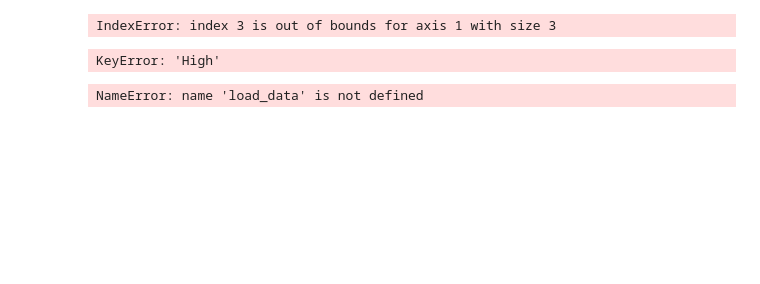
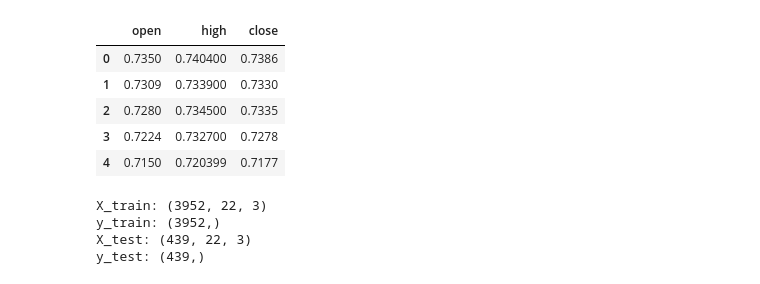
Before and after one commit to hb2kang-zz/Stock_LSTM, a Jupyter notebook: StockPredictor.ipynb, the cells around one changed output. Cells and saved outputs as stored; diff of their text form; code cells hidden in the pictures; blank space fills up the shorter version.

```diff
--- a/StockPredictor.ipynb
+++ b/StockPredictor.ipynb
@@ -86,20 +103,17 @@ print(df)
-# %%
-#Feature Selection
-
-data = process(df)
-
-print(df)
-# %% [output]
-IndexError: index 3 is out of bounds for axis 1 with size 3
-# %%
-#Feauture Scaling
-
-df['High'] = df['High'] / 100
-df['Open'] = df['Open'] / 100
-df['Close'] = df['Close'] / 100
-df.head(5)
-# %% [output]
-KeyError: 'High'
+# %%
+#Feauture Scaling
+
+data['high'] = data['high'] / 100
+data['open'] = data['open'] / 100
+data['close'] = data['close'] / 100
+data.head(5)
+# %% [output]
+|  | open | high | close |
+| 0 | 0.7350 | 0.740400 | 0.7386 |
+| 1 | 0.7309 | 0.733900 | 0.7330 |
+| 2 | 0.7280 | 0.734500 | 0.7335 |
+| 3 | 0.7224 | 0.732700 | 0.7278 |
+| 4 | 0.7150 | 0.720399 | 0.7177 |
 # %%
 #Function to seperate Training data and Testing data
 
@@ -165,13 +179,17 @@ def build_model2(layers):
 # %%
 #Separate Data
 
-window = 22
-X_train, y_train, X_test, y_test = load_data(df[::-1], window)
-print("X_train", X_train.shape)
-print("y_train", y_train.shape)
-print("X_test", X_test.shape)
-print("y_test", y_test.shape)
+#Chosen the days when exchange is operating
+seq_length = 22
+X_train, y_train, X_test, y_test = load_data(data[::-1], seq_length)
+print("X_train:", X_train.shape)
+print("y_train:", y_train.shape)
+print("X_test:", X_test.shape)
+print("y_test:", y_test.shape)
 # %% [output]
-NameError: name 'load_data' is not defined
+X_train: (3952, 22, 3)
+y_train: (3952,)
+X_test: (439, 22, 3)
+y_test: (439,)
 # %%
 # model = build_model([3,lag,1])
```
Also changed, not shown: parts of 12 cells of this notebook, 2 other files.
